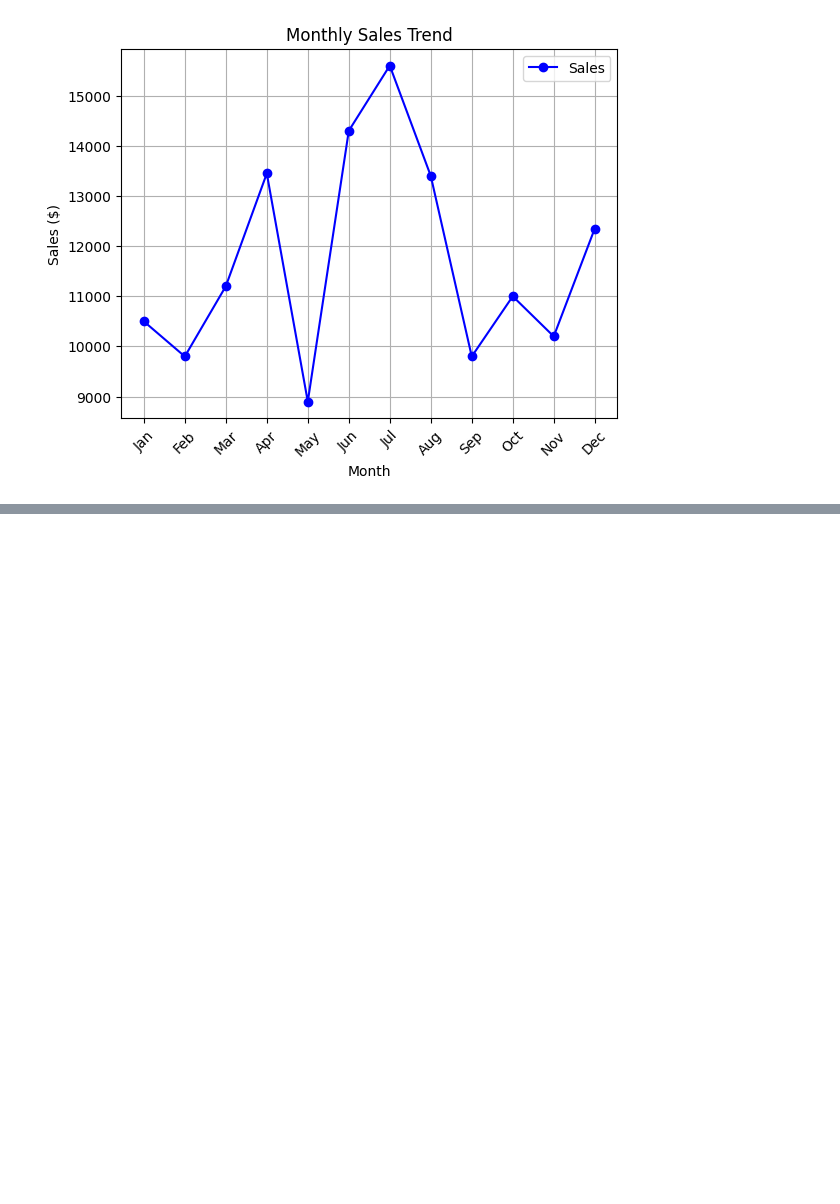
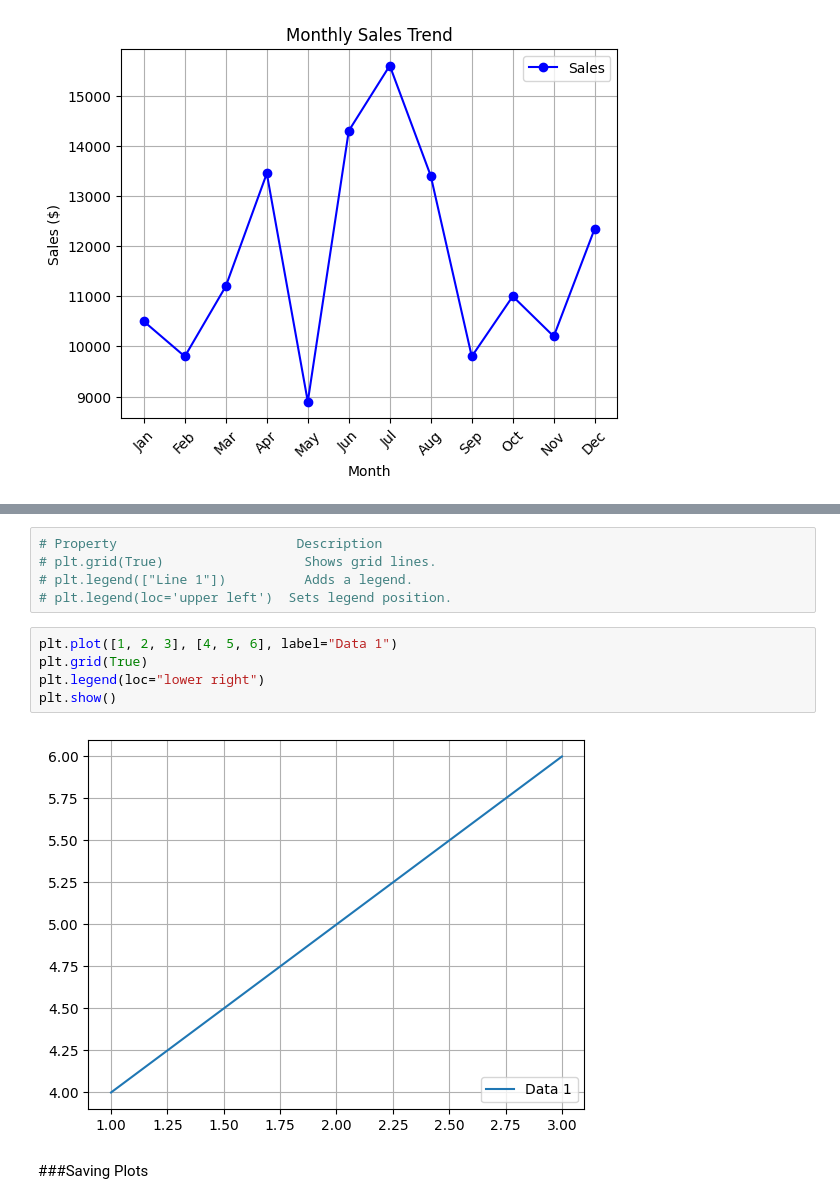
Before and after one commit to sanjeevan-nxtworx/Pandas, a Jupyter notebook: 03_PandasSeries_Visualization.ipynb, the cells around one changed output, grey strips where cells are left out. Cells and saved outputs as stored; diff of their text form; blank space fills up the shorter version.

```diff
--- a/03_PandasSeries_Visualization.ipynb
+++ b/03_PandasSeries_Visualization.ipynb
@@ -106,0 +124,14 @@ plt.legend()
+# %%
+# Property	                     Description
+# plt.grid(True)	              Shows grid lines.
+# plt.legend(["Line 1"])	      Adds a legend.
+# plt.legend(loc='upper left')	Sets legend position.
+# %%
+plt.plot([1, 2, 3], [4, 5, 6], label="Data 1")
+plt.grid(True)
+plt.legend(loc="lower right")
+plt.show()
+# %% [output]
+[figure, added]
+# %% [markdown]
+###Saving Plots
```
Also changed, not shown: parts of 6 cells of this notebook.
